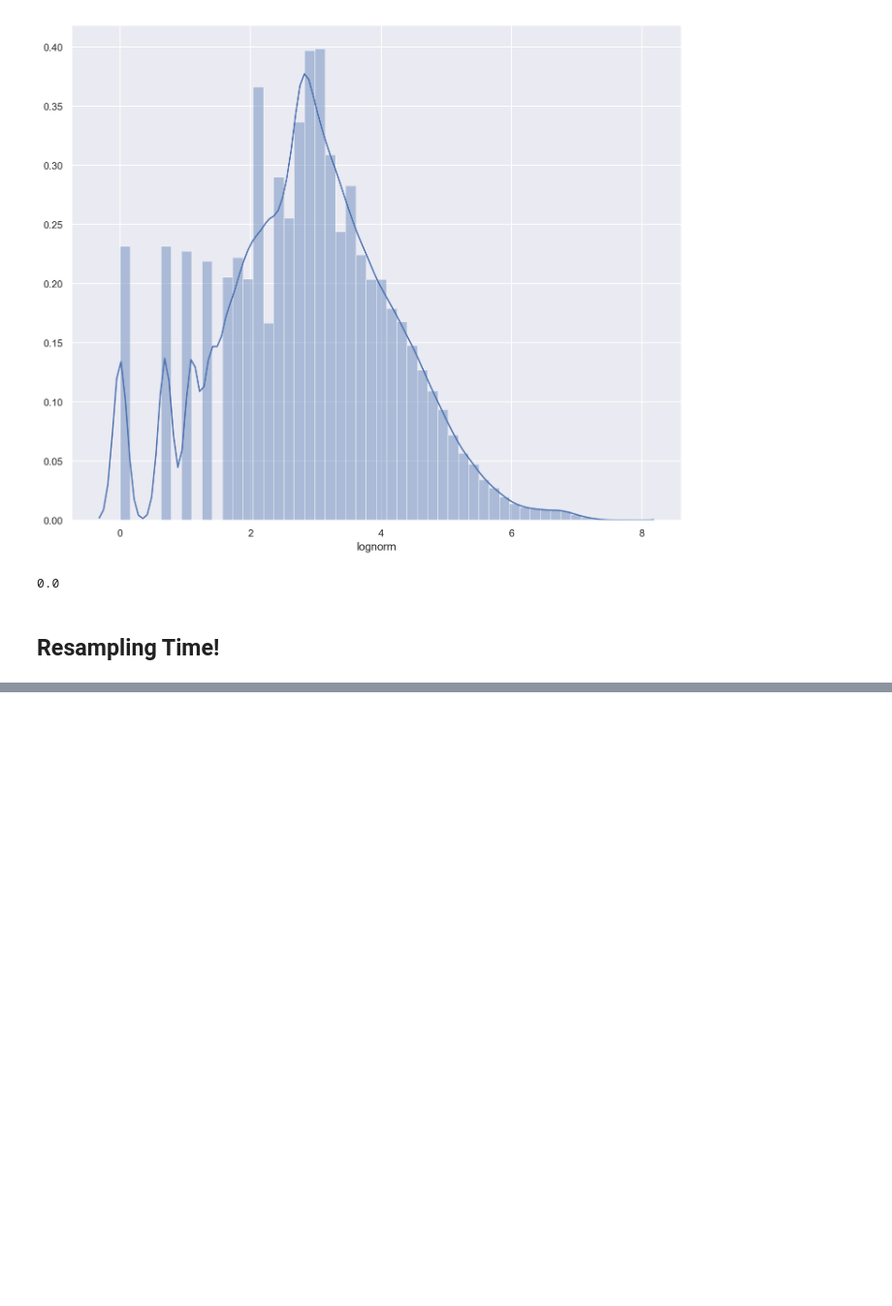
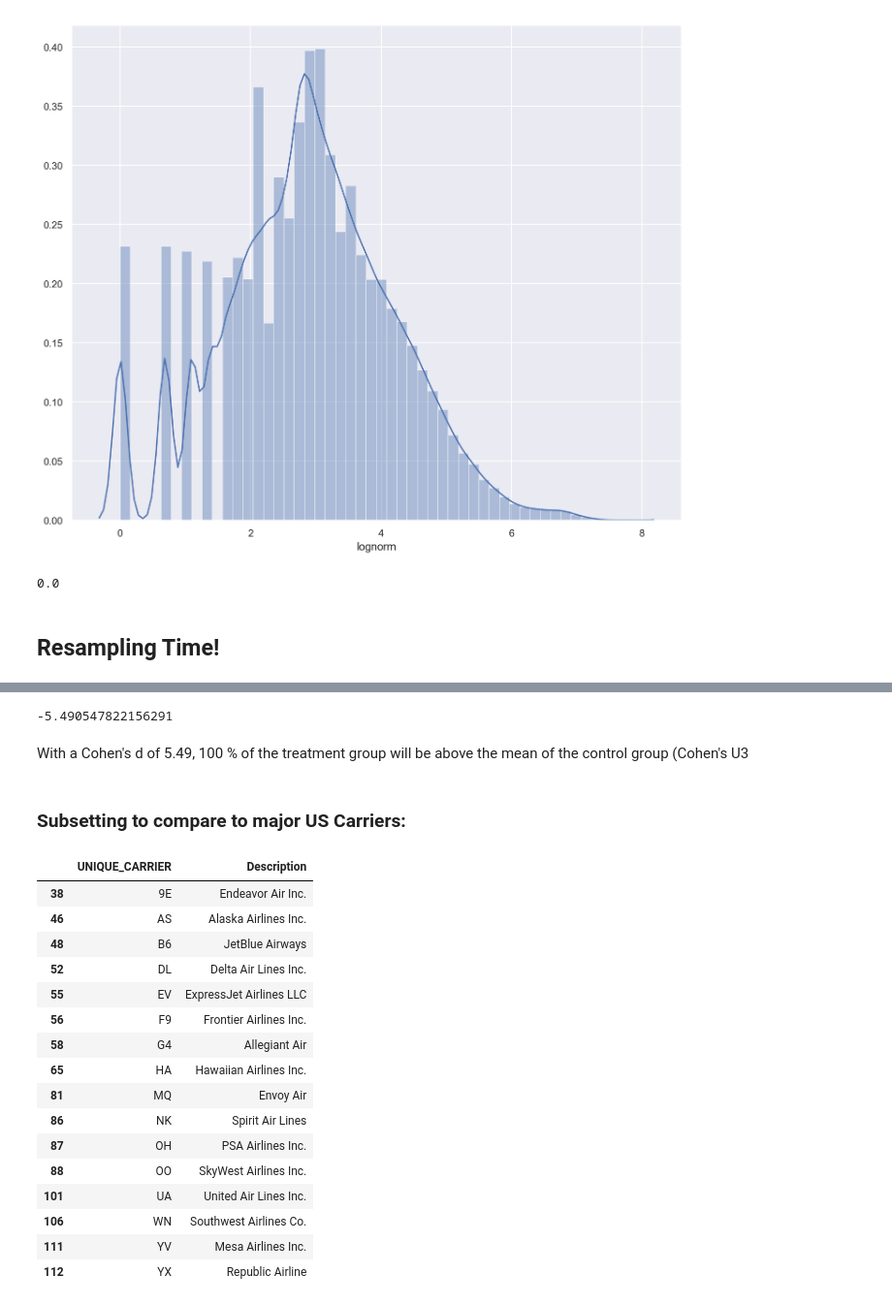
Before and after one commit to Mcllstr/Project_3_T_Testing, a Jupyter notebook: Prelim_Exploration_NJ.ipynb, the cells around one changed output, grey strips where cells are left out. Shown at 97% size. Saved outputs shown, nothing was run; the diff lists cells and outputs as text; code cells hidden in the pictures; blank space fills up the shorter version.

```diff
--- a/Prelim_Exploration_NJ.ipynb
+++ b/Prelim_Exploration_NJ.ipynb
@@ -44,6 +44,8 @@ def file_read_in(folder_name):
         data = pd.read_csv(f"{folder_name}{month}_2019.csv")
         combined = pd.concat([combined, data])
     return combined
+# %%
+airline_names = pd.read_csv("../flight_data/airline_name_and_code_key.csv")
 # %%
 df = file_read_in("../flight_data/")
 # %%
@@ -343,0 +411,28 @@ mean = 38.20324308
+# %%
+cohen_d(AA_RSM, pop_RSM)
+# %% [output]
+-5.490547822156291
+# %% [markdown]
+With a Cohen's d of 5.49, 100 % of the treatment group will be above the mean of the control group (Cohen's U3
+# %% [markdown]
+### Subsetting to compare to major US Carriers:
+# %%
+names_to_map = airline_names.loc[airline_names.UNIQUE_CARRIER.isin(list(pop.OP_UNIQUE_CARRIER.unique()))] ## Filtering down list of all airlines reported to just those in this dataset
+# %% [output]
+|  | UNIQUE_CARRIER | Description |
+| 38 | 9E | Endeavor Air Inc. |
+| 46 | AS | Alaska Airlines Inc. |
+| 48 | B6 | JetBlue Airways |
+| 52 | DL | Delta Air Lines Inc. |
+| 55 | EV | ExpressJet Airlines LLC |
+| 56 | F9 | Frontier Airlines Inc. |
+| 58 | G4 | Allegiant Air |
+| 65 | HA | Hawaiian Airlines Inc. |
+| 81 | MQ | Envoy Air |
+| 86 | NK | Spirit Air Lines |
+| 87 | OH | PSA Airlines Inc. |
+| 88 | OO | SkyWest Airlines Inc. |
+| 101 | UA | United Air Lines Inc. |
+| 106 | WN | Southwest Airlines Co. |
+| 111 | YV | Mesa Airlines Inc. |
+| 112 | YX | Republic Airline |
```
Also changed, not shown: parts of 24 cells of this notebook.
